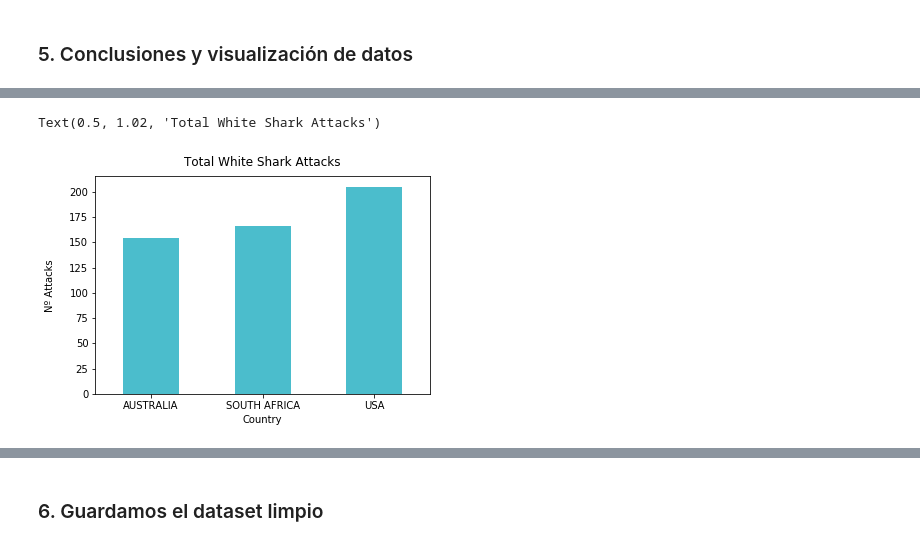
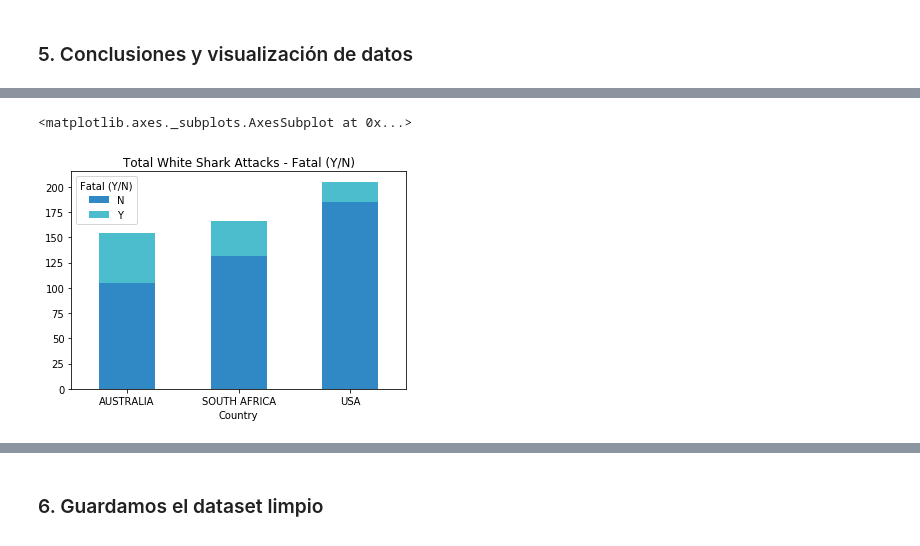
Before and after one commit to paularotaola/Data-cleaning-shark-attacks-analysis, a Jupyter notebook: Sharks-Data-Cleaning.ipynb, the cells around one changed output, grey strips where cells are left out. Cells and saved outputs as stored; diff of their text form; code cells hidden in the pictures.

```diff
--- a/Sharks-Data-Cleaning.ipynb
+++ b/Sharks-Data-Cleaning.ipynb
@@ -358,9 +354,6 @@ output_total.plot(kind='bar',title="Total White Shark Attacks")
 # %%
-filtered.groupby(['Country']).size().plot(kind='bar',stacked=True, rot=0,
-                                          title="Total White Shark Attacks", color="#4bbdcc")
-
-plt.ylabel("Nº Attacks", labelpad=14)
-plt.title("Total White Shark Attacks", y=1.02)
+filtered.groupby(['Country','Fatal (Y/N)']).size().unstack().plot(kind='bar',
+                                                                  stacked=True, rot=0, title="Total White Shark Attacks - Fatal (Y/N)", color=["#3089c5","#4bbdcc"])
 # %% [output]
-Text(0.5, 1.02, 'Total White Shark Attacks')
+<matplotlib.axes._subplots.AxesSubplot at 0x...>
-[figure, old version]
+[figure, new version]
```
Also changed, not shown: parts of 15 cells of this notebook, 1 other file.
